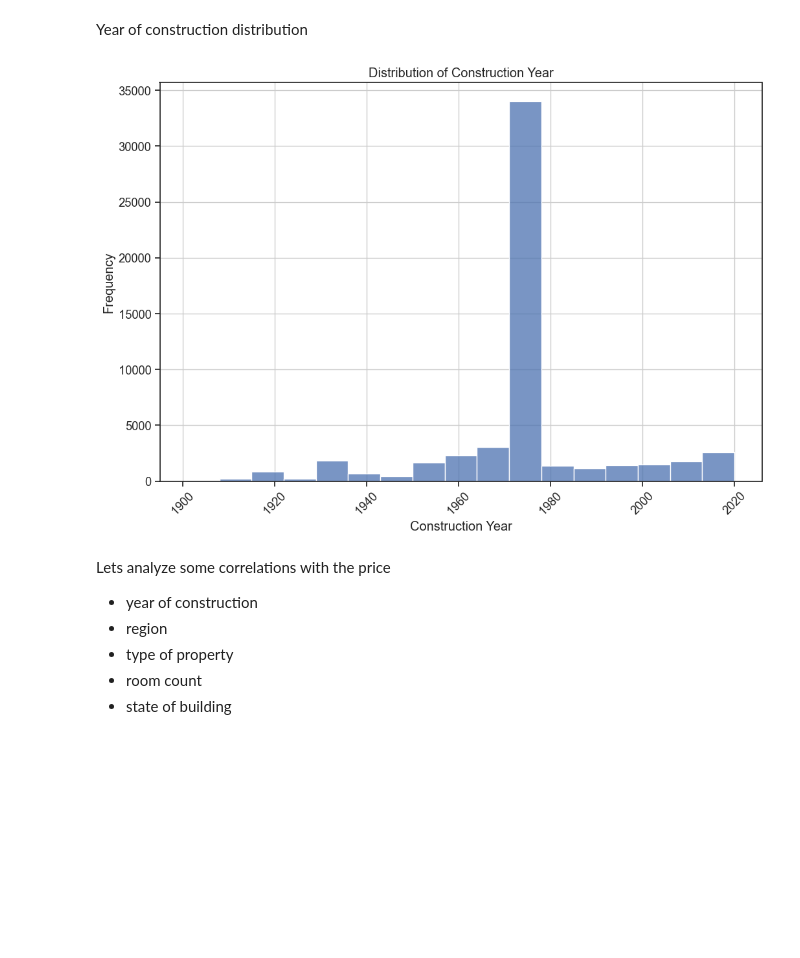
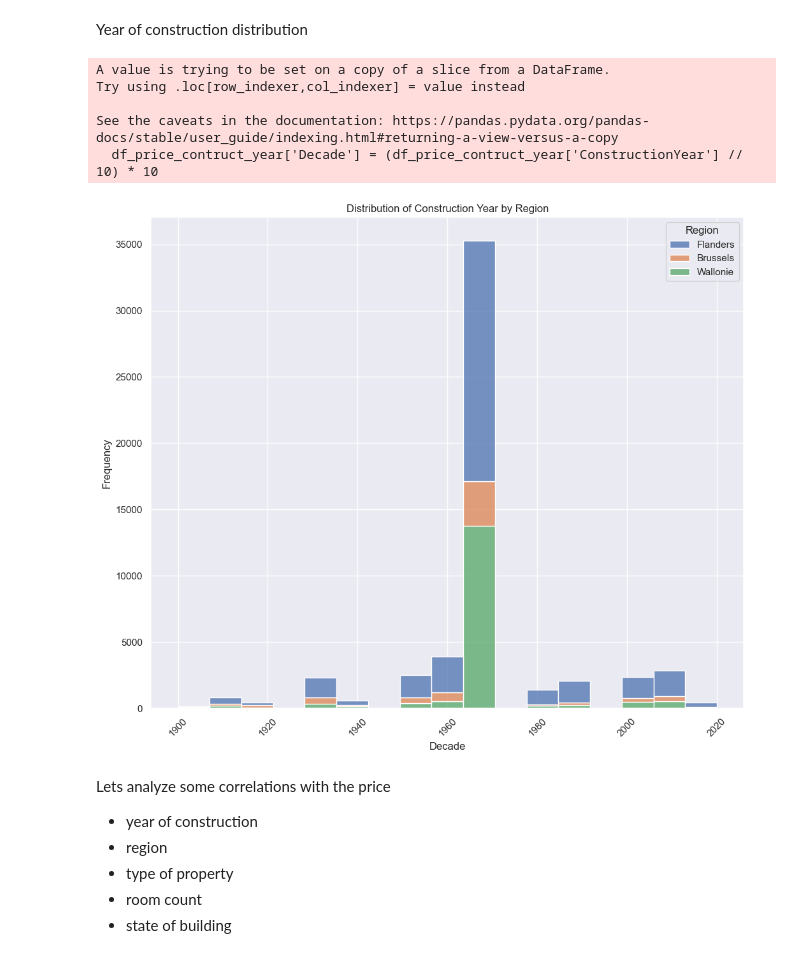
Before and after one commit to AdrienPiette/Data-visualisation, a Jupyter notebook: analyze/Analyzing.ipynb, the cells around one changed output. Saved outputs shown, nothing was run; the diff lists cells and outputs as text; code cells hidden in the pictures; blank space fills up the shorter version.

```diff
--- a/analyze/Analyzing.ipynb
+++ b/analyze/Analyzing.ipynb
@@ -137,7 +140,7 @@ df['Price'] < 800000
 df_filtered = df_sales[df_sales['Price'] < 800000]
 
 df_average_price = df_filtered['Price'].mean()
-
+sns.set_theme()
 plt.figure(figsize=(12, 8))
 sns.histplot(df_filtered['Price'], kde=True)
 plt.title('Distribution of Prices')
@@ -189,27 +191,33 @@ Year of construction distribution
 # %%
 import seaborn as sns
 import matplotlib.pyplot as plt
 import pandas as pd
 
-
+# Load the data
 df = pd.read_csv('df_cleaned_sale.csv')
 
-
+# Filter the data
 df_price_contruct_year = df[(df['ConstructionYear'] > 1900) & (df['Price'] < 800000) & (df['Price'] > 10000)]
 
+# Calculate the 'Decade' column
+df_price_contruct_year['Decade'] = (df_price_contruct_year['ConstructionYear'] // 10) * 10
 
-
-
-plt.figure(figsize=(12, 8))
-sns.histplot(df_price_contruct_year['ConstructionYear'], kde=False)
-plt.title('Distribution of Construction Year')
-plt.xlabel('Construction Year')
+# Plot the histogram
+plt.figure(figsize=(12, 10))
+sns.histplot(df_price_contruct_year, x='Decade', hue='Region', kde=False, multiple='stack')
+plt.title('Distribution of Construction Year by Region')
+plt.xlabel('Decade')
 plt.ylabel('Frequency')
 plt.xticks(rotation=45)
 plt.grid(True)
 plt.show()
 # %% [output]
+A value is trying to be set on a copy of a slice from a DataFrame.
+Try using .loc[row_indexer,col_indexer] = value instead
+
+See the caveats in the documentation: https://pandas.pydata.org/pandas-docs/stable/user_guide/indexing.html#returning-a-view-versus-a-copy
+  df_price_contruct_year['Decade'] = (df_price_contruct_year['ConstructionYear'] // 10) * 10
-[figure, old version]
+[figure, new version]
 # %% [markdown]
 Lets analyze some correlations with the price
 
```
Also changed, not shown: parts of 22 cells of this notebook, 2 other files.
